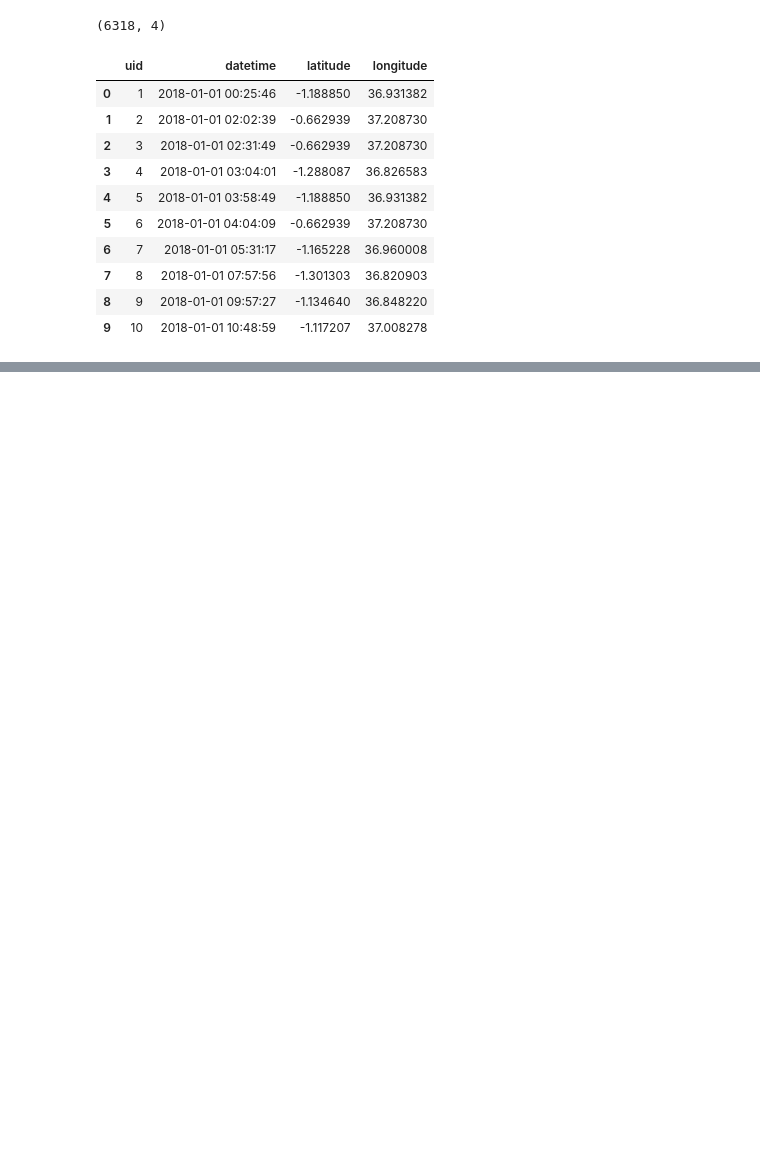
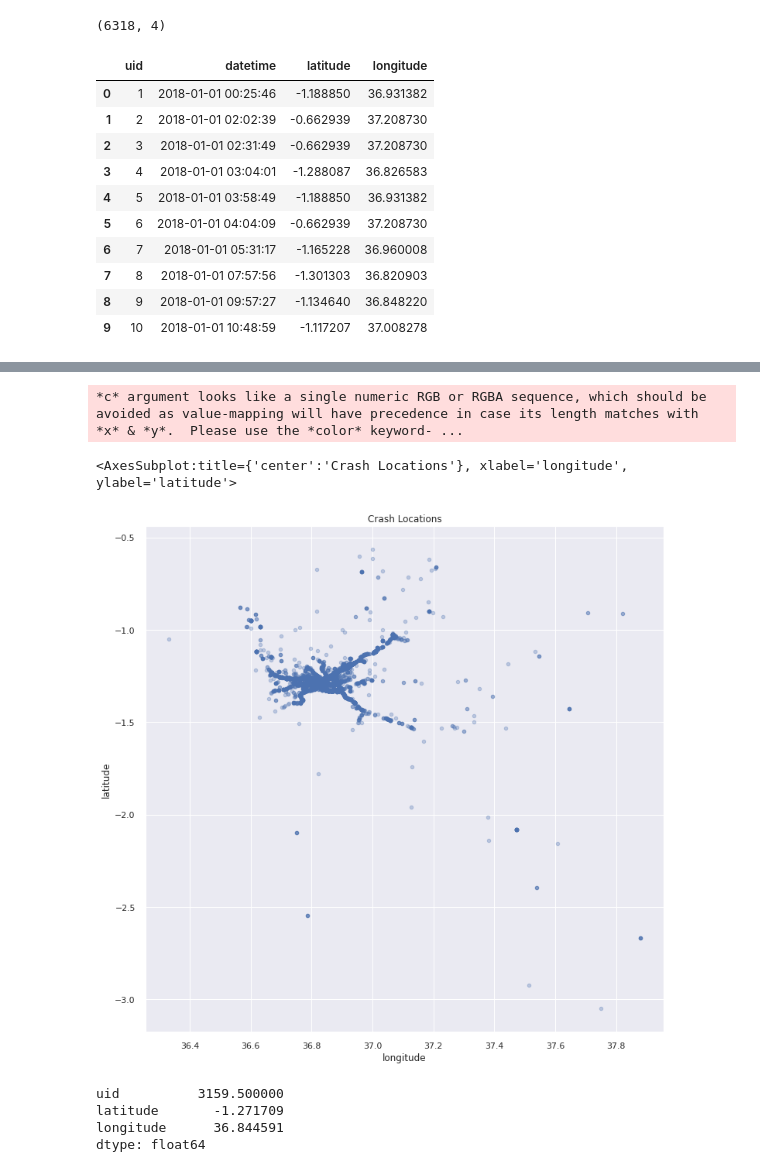
Before and after one commit to 4danns/unapc, a Jupyter notebook: notebook1.ipynb, the cells around one changed output, grey strips where cells are left out. Saved outputs shown, nothing was run; the diff lists cells and outputs as text; code cells hidden in the pictures; blank space fills up the shorter version.

```diff
--- a/notebook1.ipynb
+++ b/notebook1.ipynb
@@ -45,0 +91,13 @@ pp.ProfileReport(df)
+# %%
+df.plot(x='longitude', y='latitude', kind='scatter', figsize=(12, 12), alpha=0.3, title='Crash Locations')
+# %% [output]
+*c* argument looks like a single numeric RGB or RGBA sequence, which should be avoided as value-mapping will have precedence in case its length matches with *x* & *y*.  Please use the *color* keyword- ...
+<AxesSubplot:title={'center':'Crash Locations'}, xlabel='longitude', ylabel='latitude'>
+[figure, added]
+# %%
+df.median()
+# %% [output]
+uid          3159.500000
+latitude       -1.271709
+longitude      36.844591
+dtype: float64
```
Also changed, not shown: parts of 40 cells of this notebook, 1 other file.
